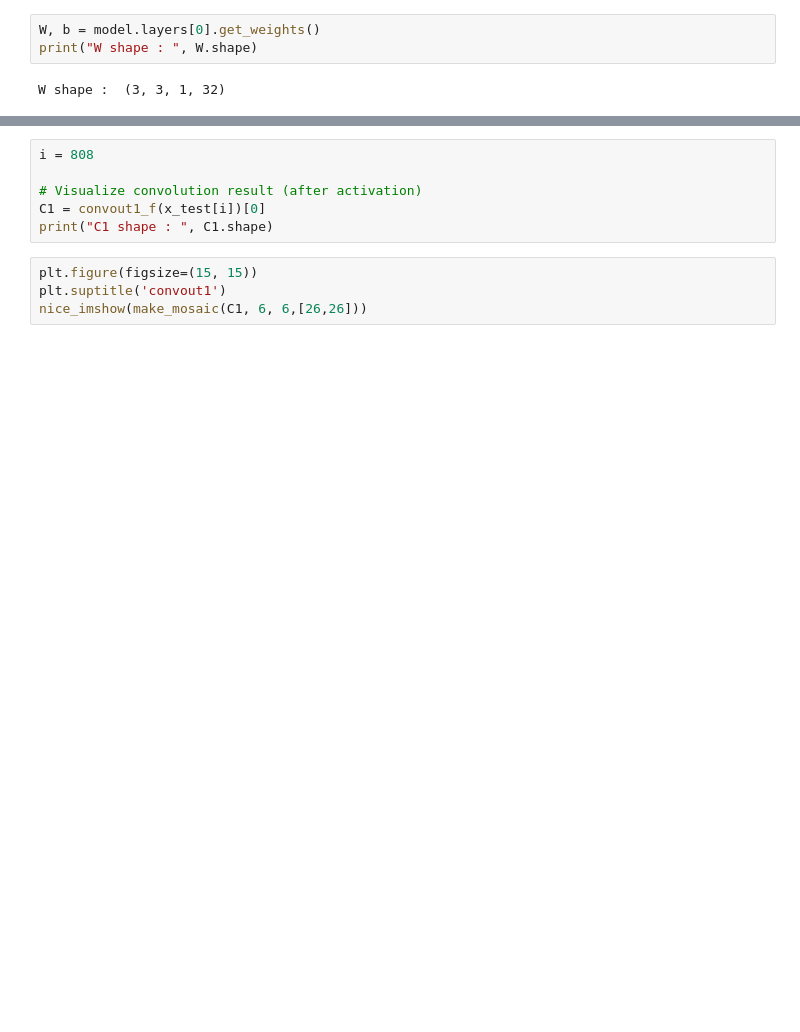
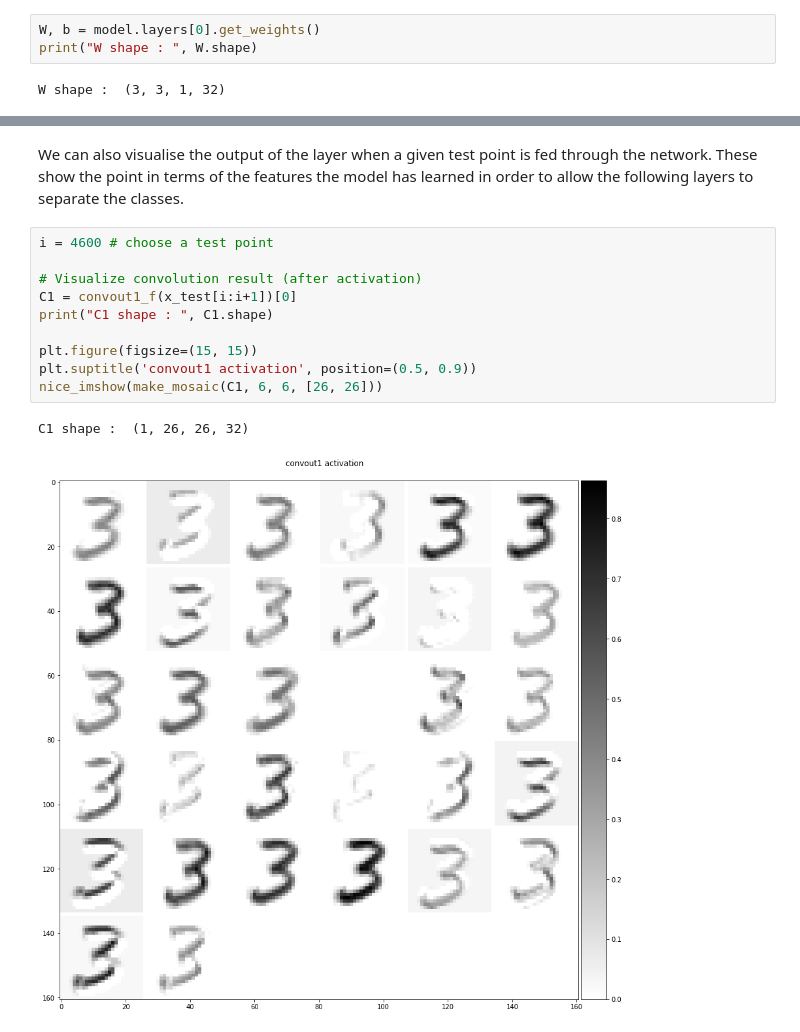
Before and after one commit to mfrdixon/ML_Finance_Codes, a Jupyter notebook: Chapter8-Advanced-NNs/ML_in_Finance-2D-CNNs.ipynb, the cells around one changed output, grey strips where cells are left out. Saved outputs shown, nothing was run; the diff lists cells and outputs as text; blank space fills up the shorter version.

```diff
--- a/Chapter8-Advanced-NNs/ML_in_Finance-2D-CNNs.ipynb
+++ b/Chapter8-Advanced-NNs/ML_in_Finance-2D-CNNs.ipynb
@@ -319,10 +318,15 @@ NameError: name 'convout1' is not defined
+# %% [markdown]
+We can also visualise the output of the layer when a given test point is fed through the network. These show the point in terms of the features the model has learned in order to allow the following layers to separate the classes.
 # %%
-i = 808
+i = 4600 # choose a test point
 
 # Visualize convolution result (after activation)
-C1 = convout1_f(x_test[i])[0]
+C1 = convout1_f(x_test[i:i+1])[0]
 print("C1 shape : ", C1.shape)
+
+plt.figure(figsize=(15, 15))
+plt.suptitle('convout1 activation', position=(0.5, 0.9))
+nice_imshow(make_mosaic(C1, 6, 6, [26, 26]))
+# %% [output]
+C1 shape :  (1, 26, 26, 32)
+[figure, added]
-# %%
-plt.figure(figsize=(15, 15))
-plt.suptitle('convout1')
-nice_imshow(make_mosaic(C1, 6, 6,[26,26]))
```
Also changed, not shown: parts of 13 cells of this notebook.
